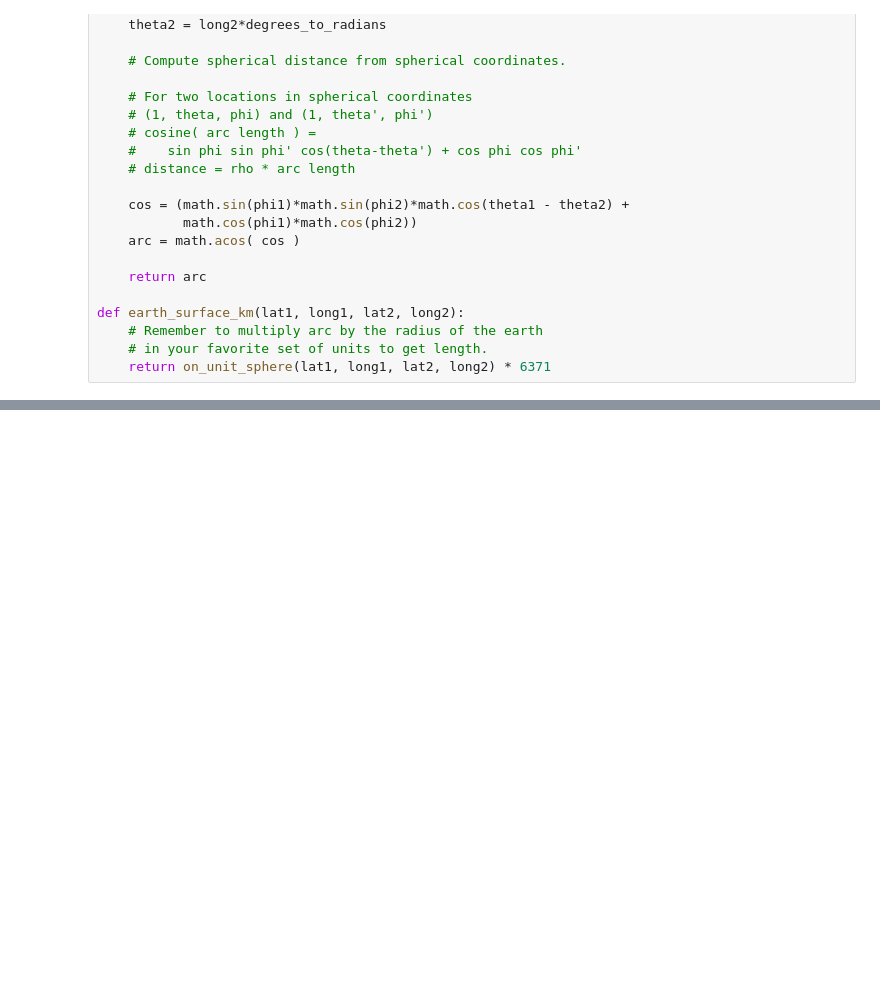
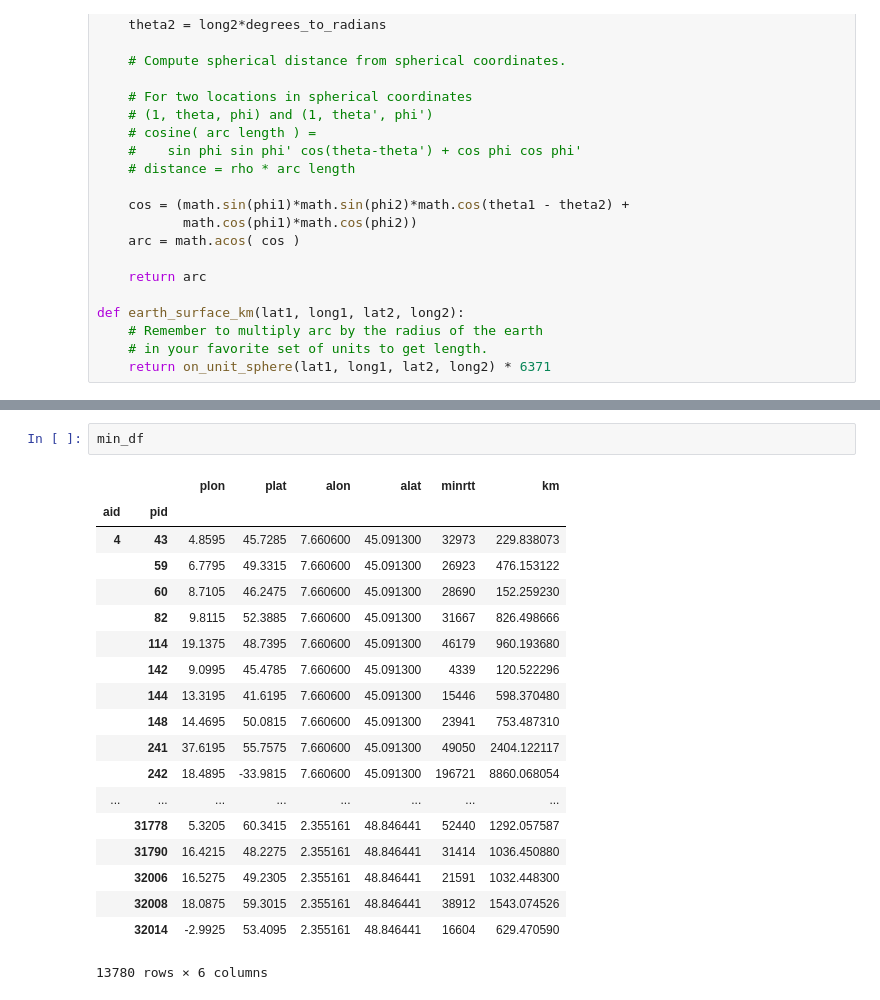
Before and after one commit to britram/trilateration, a Jupyter notebook: analysis.ipynb, the cells around one changed output, grey strips where cells are left out. Drawn from its saved outputs; the diff is of its cells as text; blank space fills up the shorter version.

```diff
--- a/analysis.ipynb
+++ b/analysis.ipynb
@@ -71,0 +86,22 @@ dist_df['km'] = dist_df.apply(lambda x: earth_surface_km(x["alat"], x["alon"], x
+# %%
+min_df
+# %% [output]
+|  |  | plon | plat | alon | alat | minrtt | km |
+| aid | pid |  |  |  |  |  |  |
+| 4 | 43 | 4.8595 | 45.7285 | 7.660600 | 45.091300 | 32973 | 229.838073 |
+|  | 59 | 6.7795 | 49.3315 | 7.660600 | 45.091300 | 26923 | 476.153122 |
+|  | 60 | 8.7105 | 46.2475 | 7.660600 | 45.091300 | 28690 | 152.259230 |
+|  | 82 | 9.8115 | 52.3885 | 7.660600 | 45.091300 | 31667 | 826.498666 |
+|  | 114 | 19.1375 | 48.7395 | 7.660600 | 45.091300 | 46179 | 960.193680 |
+|  | 142 | 9.0995 | 45.4785 | 7.660600 | 45.091300 | 4339 | 120.522296 |
+|  | 144 | 13.3195 | 41.6195 | 7.660600 | 45.091300 | 15446 | 598.370480 |
+|  | 148 | 14.4695 | 50.0815 | 7.660600 | 45.091300 | 23941 | 753.487310 |
+|  | 241 | 37.6195 | 55.7575 | 7.660600 | 45.091300 | 49050 | 2404.122117 |
+|  | 242 | 18.4895 | -33.9815 | 7.660600 | 45.091300 | 196721 | 8860.068054 |
+| ... | ... | ... | ... | ... | ... | ... | ... |
+|  | 31778 | 5.3205 | 60.3415 | 2.355161 | 48.846441 | 52440 | 1292.057587 |
+|  | 31790 | 16.4215 | 48.2275 | 2.355161 | 48.846441 | 31414 | 1036.450880 |
+|  | 32006 | 16.5275 | 49.2305 | 2.355161 | 48.846441 | 21591 | 1032.448300 |
+|  | 32008 | 18.0875 | 59.3015 | 2.355161 | 48.846441 | 38912 | 1543.074526 |
+|  | 32014 | -2.9925 | 53.4095 | 2.355161 | 48.846441 | 16604 | 629.470590 |
+13780 rows × 6 columns
```
Also changed, not shown: parts of 13 cells of this notebook, 1 other file.
